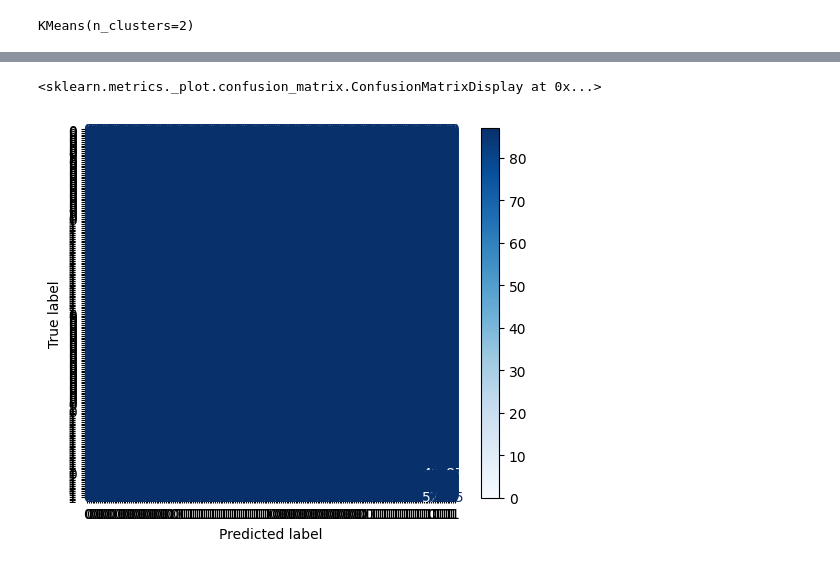
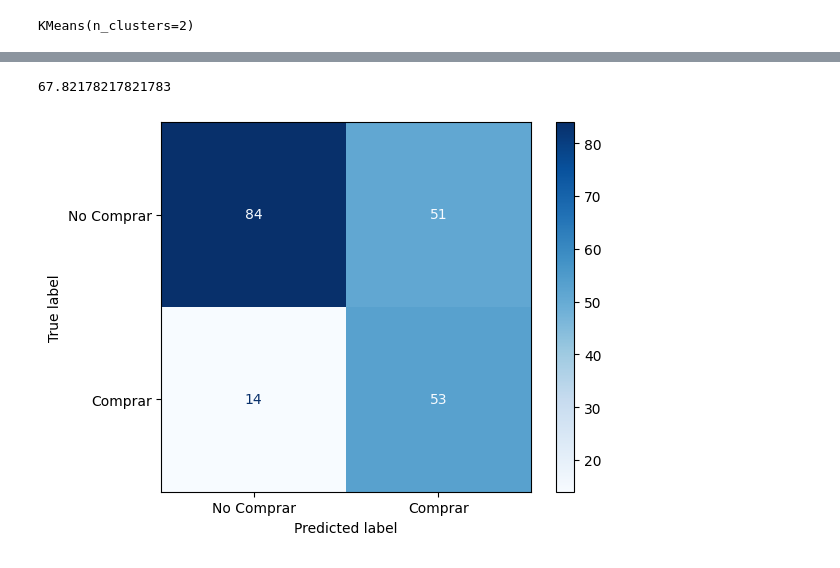
Before and after one commit to OsmarSantana369/Ejercicios, a Jupyter notebook: Analitica de datos/Trabajo 22/ComprarAlquilar.ipynb, the cells around one changed output, grey strips where cells are left out. Saved outputs shown, nothing was run; the diff lists cells and outputs as text; code cells hidden in the pictures.

```diff
--- a/Analitica de datos/Trabajo 22/ComprarAlquilar.ipynb
+++ b/Analitica de datos/Trabajo 22/ComprarAlquilar.ipynb
@@ -202,13 +193,14 @@ pd.crosstab(y, etiquetas, rownames=['Actual'], colnames=['Predicted'], margins=T
-# %%
-# Matriz de confusión de las etiquetas reales vs las generadas por k-medias
-
-cm = confusion_matrix(y, etiquetas, labels=etiquetas)
-disp = ConfusionMatrixDisplay(confusion_matrix=cm, display_labels=etiquetas)
-disp.plot(cmap='Blues')
-# %% [output]
-<sklearn.metrics._plot.confusion_matrix.ConfusionMatrixDisplay at 0x...>
-[figure, removed]
 # %%
-# Precisión del modelo
+# Precisión del modelo en porcentaje
+cm = confusion_matrix(y, etiquetas)
 precision = np.trace(cm) / np.sum(cm)
-precision
+precision * 100
+# %% [output]
+67.82178217821783
+# %%
+# Matriz de confusión
+disp = ConfusionMatrixDisplay(confusion_matrix=cm, display_labels=['No Comprar', 'Comprar'])
+disp.plot(cmap=plt.cm.Blues)
+plt.show()
+# %% [output]
+[figure, added]
```
Also changed, not shown: parts of 5 cells of this notebook, 3 other files.
